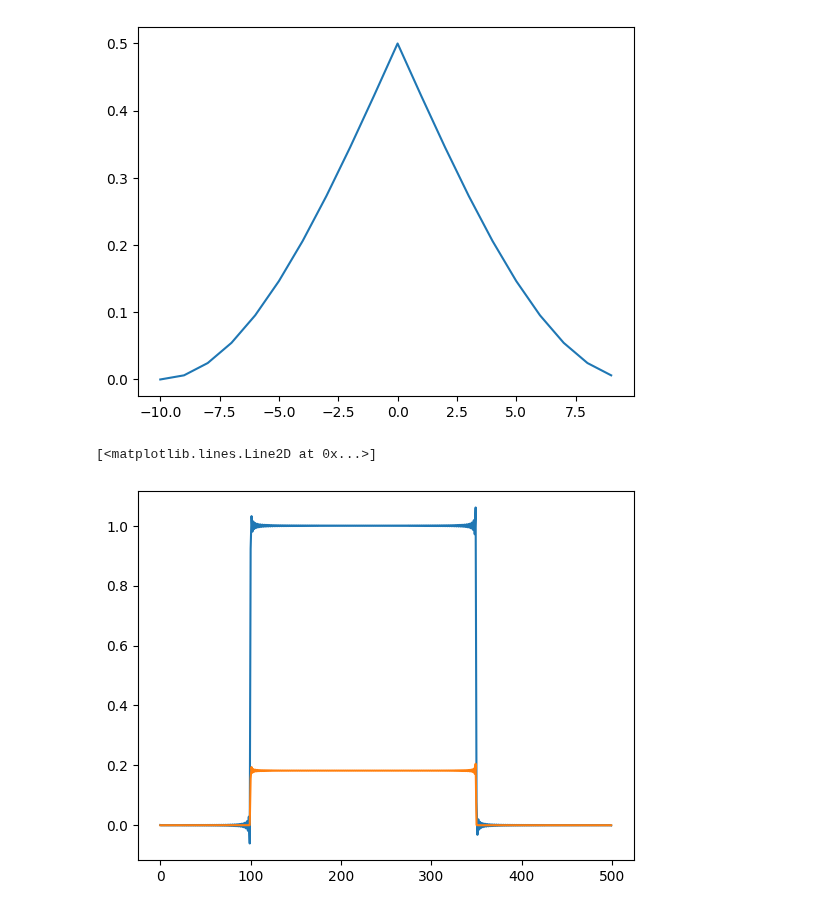
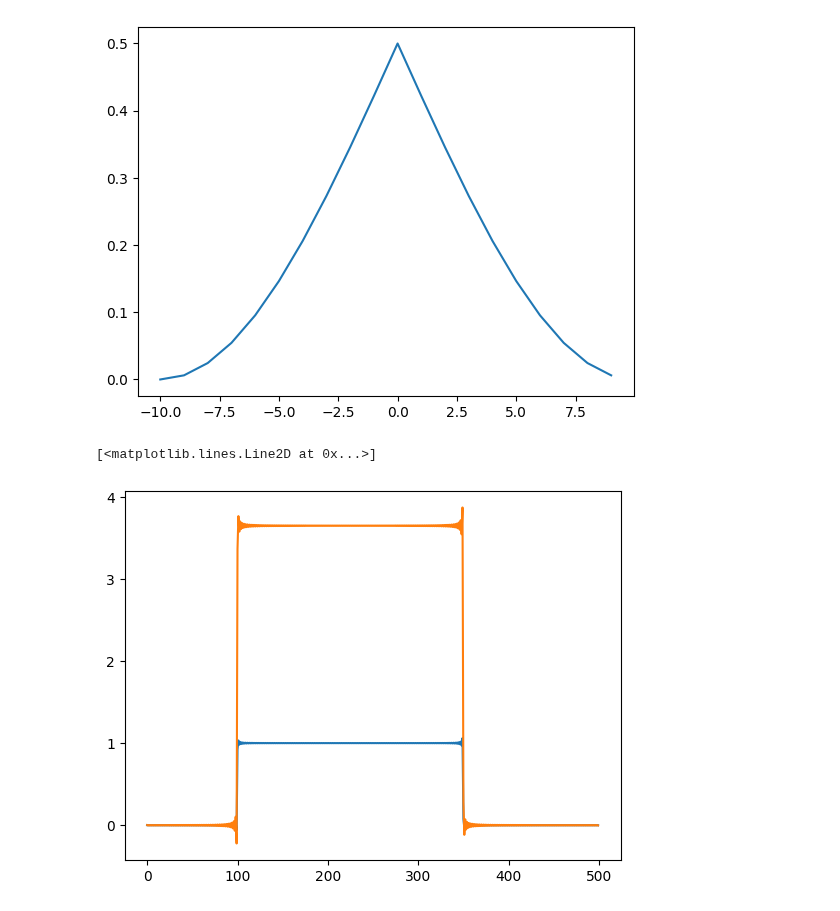
Before and after one commit to DylanReidRamelli/Bachelor-Project-2023, a Jupyter notebook: notebook/direct_convolution.ipynb, the cells around one changed output. Drawn from its saved outputs; the diff is of its cells as text; code cells hidden in the pictures.

```diff
--- a/notebook/direct_convolution.ipynb
+++ b/notebook/direct_convolution.ipynb
@@ -46,17 +46,17 @@ else :
 # %%
 # Apply filter to each point of y
 x_shifted = np.fft.ifft(np.fft.fft(X) * G)
 x_shifted_filter = np.zeros(n, dtype=complex)
 
 for i in range(n):
     A = 0
     for j in range(M):
         A += x_shifted[i] * H[j]
-    x_shifted_filter[i] = x_shifted[i] * A
+    x_shifted_filter[i] = A
 
 # x_shifted_filter /= M
 plt.plot(x,x_shifted)
 plt.plot(x,x_shifted_filter)
 # %% [output]
 [<matplotlib.lines.Line2D at 0x...>]
-[figure, old version]
+[figure, new version]
```
Also changed, not shown: 9 other files.
